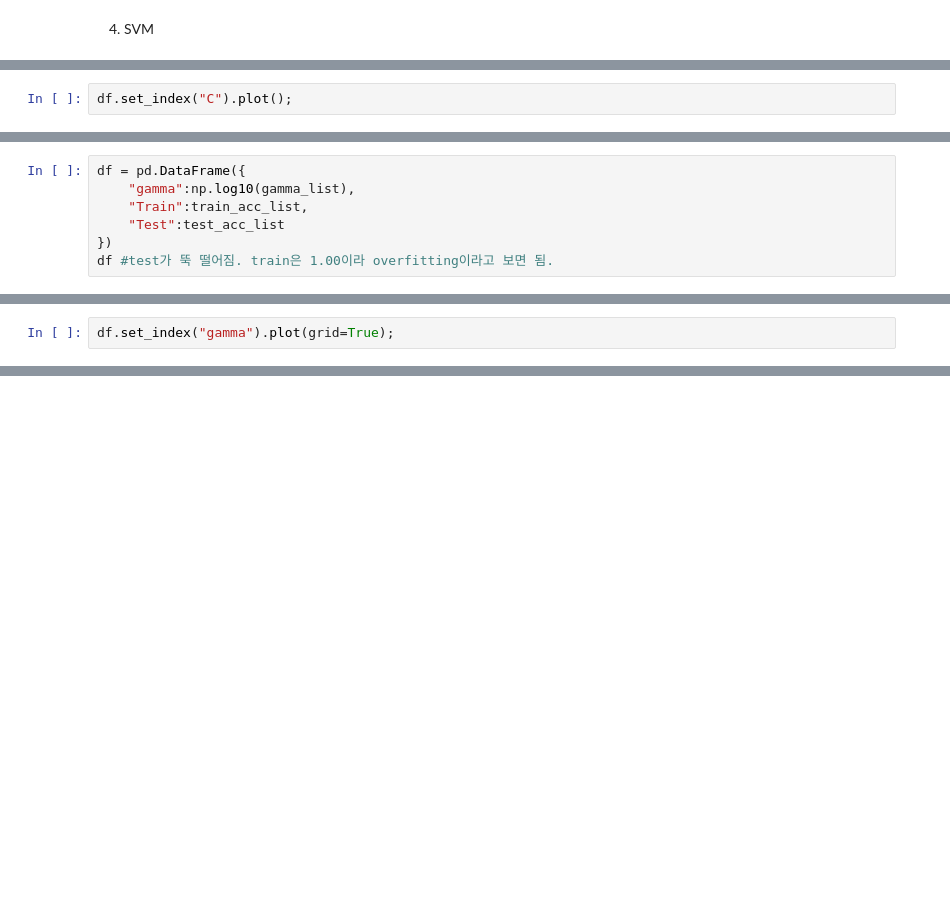
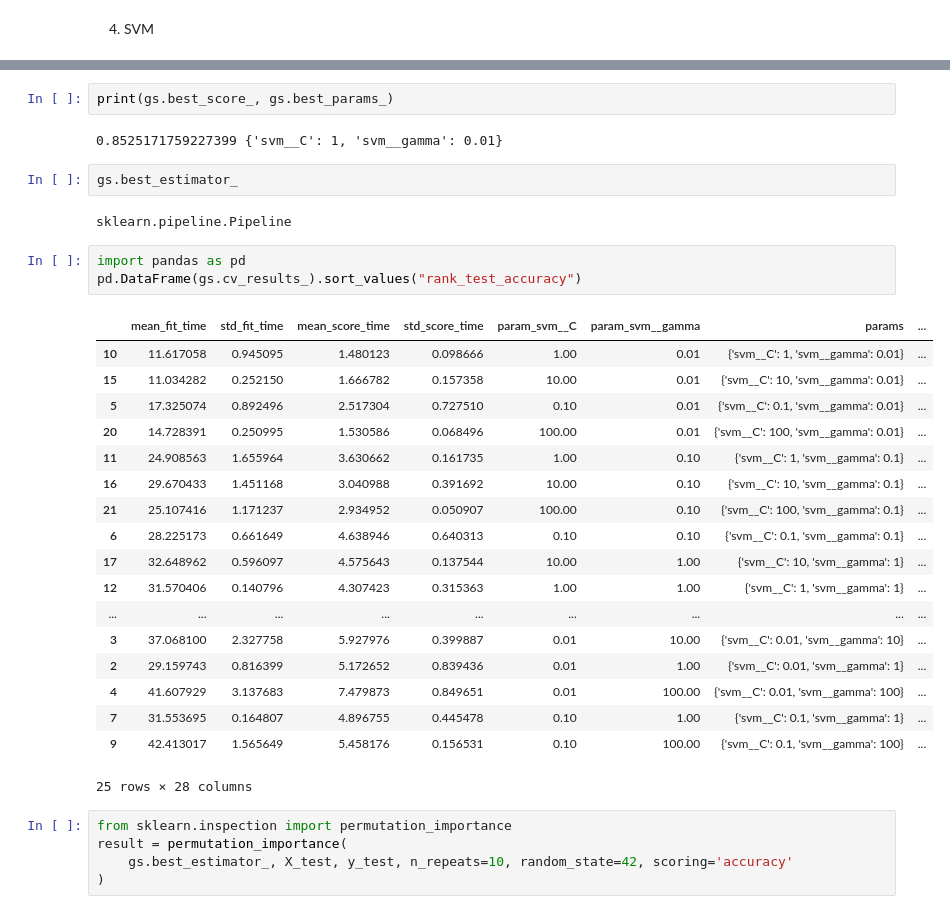
Before and after one commit to SKNETWORKS-FAMILY-AICAMP/SKN21-2nd-4Team, a Jupyter notebook: notebooks/ryong2.ipynb, the cells around one changed output, grey strips where cells are left out. Saved outputs shown, nothing was run; the diff lists cells and outputs as text; blank space fills up the shorter version.

```diff
--- a/notebooks/ryong2.ipynb
+++ b/notebooks/ryong2.ipynb
@@ -733,2 +410,0 @@ df.set_index("C")
-# %%
-df.set_index("C").plot();
@@ -752,7 +410,0 @@ for gamma in gamma_list:
-# %%
-df = pd.DataFrame({
-    "gamma":np.log10(gamma_list),
-    "Train":train_acc_list,
-    "Test":test_acc_list
-})
-df #test가 뚝 떨어짐. train은 1.00이라 overfitting이라고 보면 됨.
@@ -768,2 +410,0 @@ df #test가 뚝 떨어짐. train은 1.00이라 overfitting이라고 보면 됨.
-# %%
-df.set_index("gamma").plot(grid=True);
@@ -771,0 +468,35 @@ df.set_index("gamma").plot(grid=True);
+# %%
+print(gs.best_score_, gs.best_params_)
+# %% [output]
+0.8525171759227399 {'svm__C': 1, 'svm__gamma': 0.01}
+# %%
+gs.best_estimator_
+# %% [output]
+sklearn.pipeline.Pipeline
+# %%
+import pandas as pd
+pd.DataFrame(gs.cv_results_).sort_values("rank_test_accuracy")
+# %% [output]
+|  | mean_fit_time | std_fit_time | mean_score_time | std_score_time | param_svm__C | param_svm__gamma | params | ... |
+| 10 | 11.617058 | 0.945095 | 1.480123 | 0.098666 | 1.00 | 0.01 | {'svm__C': 1, 'svm__gamma': 0.01} | ... |
+| 15 | 11.034282 | 0.252150 | 1.666782 | 0.157358 | 10.00 | 0.01 | {'svm__C': 10, 'svm__gamma': 0.01} | ... |
+| 5 | 17.325074 | 0.892496 | 2.517304 | 0.727510 | 0.10 | 0.01 | {'svm__C': 0.1, 'svm__gamma': 0.01} | ... |
+| 20 | 14.728391 | 0.250995 | 1.530586 | 0.068496 | 100.00 | 0.01 | {'svm__C': 100, 'svm__gamma': 0.01} | ... |
+| 11 | 24.908563 | 1.655964 | 3.630662 | 0.161735 | 1.00 | 0.10 | {'svm__C': 1, 'svm__gamma': 0.1} | ... |
+| 16 | 29.670433 | 1.451168 | 3.040988 | 0.391692 | 10.00 | 0.10 | {'svm__C': 10, 'svm__gamma': 0.1} | ... |
+| 21 | 25.107416 | 1.171237 | 2.934952 | 0.050907 | 100.00 | 0.10 | {'svm__C': 100, 'svm__gamma': 0.1} | ... |
+| 6 | 28.225173 | 0.661649 | 4.638946 | 0.640313 | 0.10 | 0.10 | {'svm__C': 0.1, 'svm__gamma': 0.1} | ... |
+| 17 | 32.648962 | 0.596097 | 4.575643 | 0.137544 | 10.00 | 1.00 | {'svm__C': 10, 'svm__gamma': 1} | ... |
+| 12 | 31.570406 | 0.140796 | 4.307423 | 0.315363 | 1.00 | 1.00 | {'svm__C': 1, 'svm__gamma': 1} | ... |
+| ... | ... | ... | ... | ... | ... | ... | ... | ... |
+| 3 | 37.068100 | 2.327758 | 5.927976 | 0.399887 | 0.01 | 10.00 | {'svm__C': 0.01, 'svm__gamma': 10} | ... |
+| 2 | 29.159743 | 0.816399 | 5.172652 | 0.839436 | 0.01 | 1.00 | {'svm__C': 0.01, 'svm__gamma': 1} | ... |
+| 4 | 41.607929 | 3.137683 | 7.479873 | 0.849651 | 0.01 | 100.00 | {'svm__C': 0.01, 'svm__gamma': 100} | ... |
+| 7 | 31.553695 | 0.164807 | 4.896755 | 0.445478 | 0.10 | 1.00 | {'svm__C': 0.1, 'svm__gamma': 1} | ... |
+| 9 | 42.413017 | 1.565649 | 5.458176 | 0.156531 | 0.10 | 100.00 | {'svm__C': 0.1, 'svm__gamma': 100} | ... |
+25 rows × 28 columns
+# %%
+from sklearn.inspection import permutation_importance
+result = permutation_importance(
+    gs.best_estimator_, X_test, y_test, n_repeats=10, random_state=42, scoring='accuracy'
+)
```
Also changed, not shown: parts of 53 cells of this notebook.
